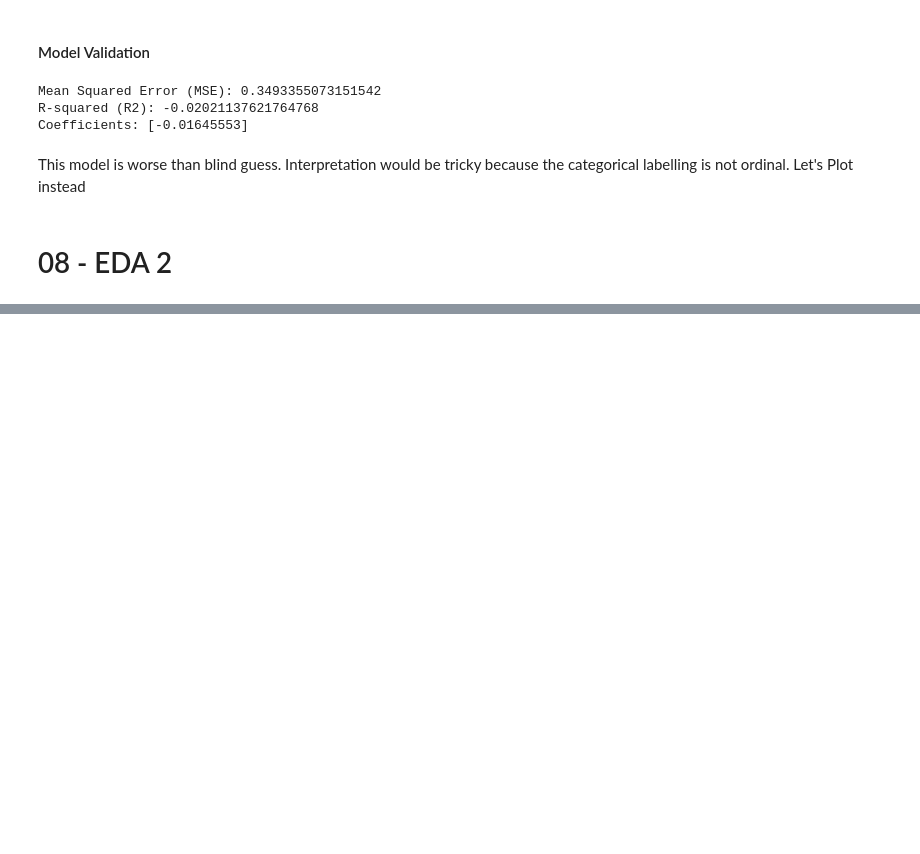
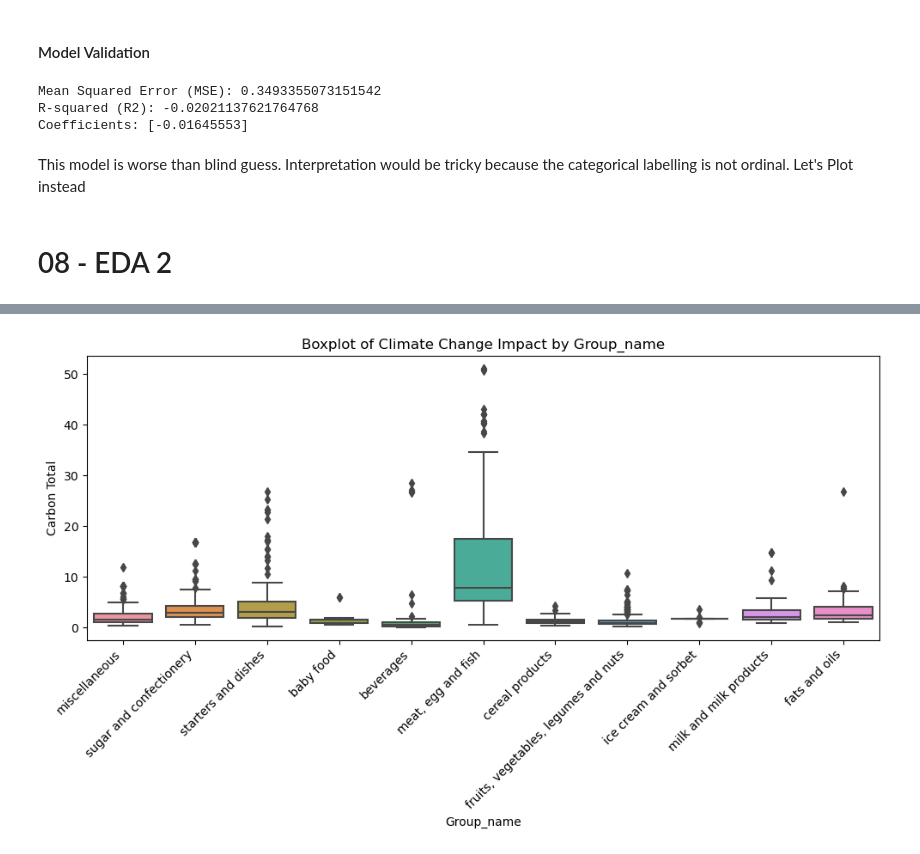
Before and after one commit to Nyobanne/5.00-project, a Jupyter notebook: AS Mid Project/Project MidBootcamp Nyob-2.ipynb, the cells around one changed output, grey strips where cells are left out. Drawn from its saved outputs; the diff is of its cells as text; code cells hidden in the pictures; blank space fills up the shorter version.

```diff
--- a/AS Mid Project/Project MidBootcamp Nyob-2.ipynb
+++ b/AS Mid Project/Project MidBootcamp Nyob-2.ipynb
@@ -904,0 +917,12 @@ Interpretation would be tricky because the categorical labelling is not ordinal.
+# %%
+# (env) Carbon Score per food Group
+plt.figure(figsize=(10, 6))  # Adjust the figure size as needed
+sns.boxplot(x='Group_name', y='Carbon Total', data=data)
+plt.title('Boxplot of Climate Change Impact by Group_name')
+plt.xlabel('Group_name')
+plt.ylabel('Carbon Total')
+plt.xticks(rotation=45, ha='right')  # Rotate x-axis labels for better readability
+plt.tight_layout()  # Adjust layout to prevent overlapping labels
+plt.show()
+# %% [output]
+[figure, added]
```
Also changed, not shown: parts of 7 cells of this notebook, 5 other files.
